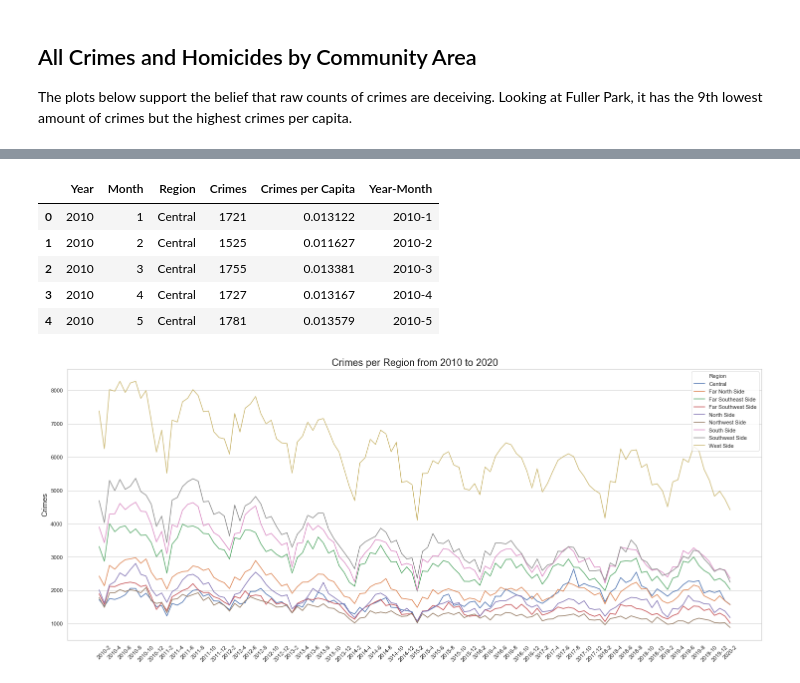
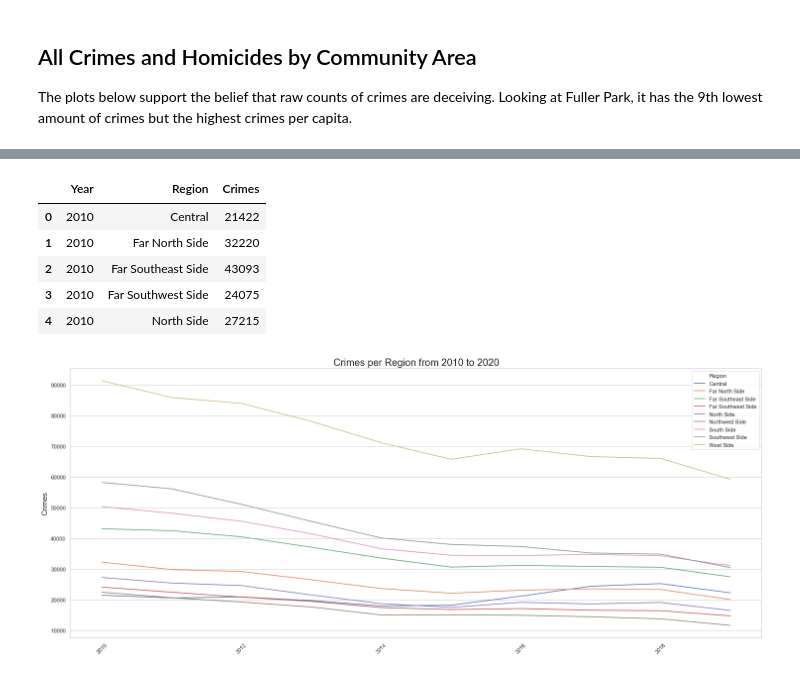
Before and after one commit to ryan-kp-miller/Chicago-Crime-Analysis, a Jupyter notebook: Data_Exploration.ipynb, the cells around one changed output, grey strips where cells are left out. Cells and saved outputs as stored; diff of their text form; code cells hidden in the pictures.

```diff
--- a/Data_Exploration.ipynb
+++ b/Data_Exploration.ipynb
@@ -298,39 +617,27 @@ When plotting the crimes per capita, it is also apparent here that the raw count
 # %%
 #grouping by Year, Month, and Region
-date_region_counts = crimes.groupby(['Year','Month','Region']).count().iloc[:,0].reset_index()
-date_region_counts.columns = ['Year','Month','Region','Crimes']
-date_region_counts.sort_values(by=['Year', 'Month'], ascending=True, inplace=True)
-
-#adding crimes per capita
-date_region_counts = date_region_counts.merge(region_pop, how='inner', on='Region')
-date_region_counts['Crimes per Capita'] = date_region_counts['Crimes'] / date_region_counts['2010 Population']
-date_region_counts.drop(labels=['2010 Population'], axis=1, inplace=True)
-
-#creating Year-Month column and dropping Year and Month
-date_region_counts['Year-Month'] = date_region_counts['Year'].astype(str) + '-' + date_region_counts['Month'].astype(str)
+date_region_counts = crimes.groupby(['Year','Region']).count().iloc[:,0].reset_index()
+date_region_counts.columns = ['Year','Region','Crimes']
+date_region_counts.sort_values(by=['Year'], ascending=True, inplace=True)
 # %%
 date_region_counts.head()
 # %% [output]
-|  | Year | Month | Region | Crimes | Crimes per Capita | Year-Month |
-| 0 | 2010 | 1 | Central | 1721 | 0.013122 | 2010-1 |
-| 1 | 2010 | 2 | Central | 1525 | 0.011627 | 2010-2 |
-| 2 | 2010 | 3 | Central | 1755 | 0.013381 | 2010-3 |
-| 3 | 2010 | 4 | Central | 1727 | 0.013167 | 2010-4 |
-| 4 | 2010 | 5 | Central | 1781 | 0.013579 | 2010-5 |
+|  | Year | Region | Crimes |
+| 0 | 2010 | Central | 21422 |
+| 1 | 2010 | Far North Side | 32220 |
+| 2 | 2010 | Far Southeast Side | 43093 |
+| 3 | 2010 | Far Southwest Side | 24075 |
+| 4 | 2010 | North Side | 27215 |
 # %%
 fig,ax = plt.subplots(figsize=(25,10))
-ax = sns.lineplot(data=date_region_counts, x="Year-Month", y="Crimes", hue="Region", sort=False)
-
-#only showing every other Month-Year label
-for label in ax.xaxis.get_ticklabels()[::2]:
-    label.set_visible(False)
+ax = sns.lineplot(data=date_region_counts, x="Year", y="Crimes", hue="Region", sort=False)
 
 plt.title("Crimes per Region from 2010 to 2020", fontsize=20)
 plt.xticks(rotation=45)
 ax.xaxis.grid(False)
 ax.yaxis.grid(True)
 plt.xlabel(None)
 plt.ylabel("Crimes", fontsize=15)
 plt.show()
 # %% [output]
-[figure, old version]
+[figure, new version]
```
Also changed, not shown: parts of 77 cells of this notebook.
